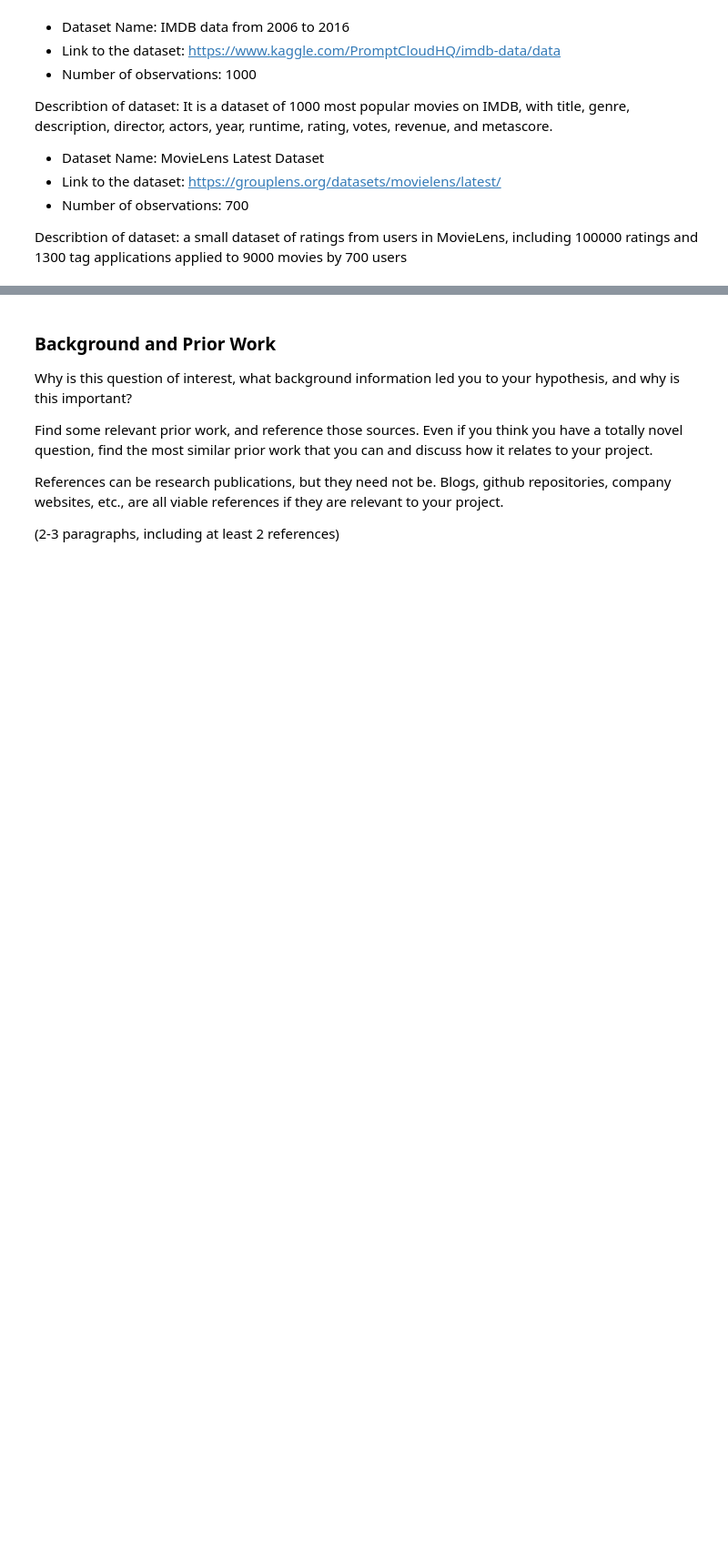
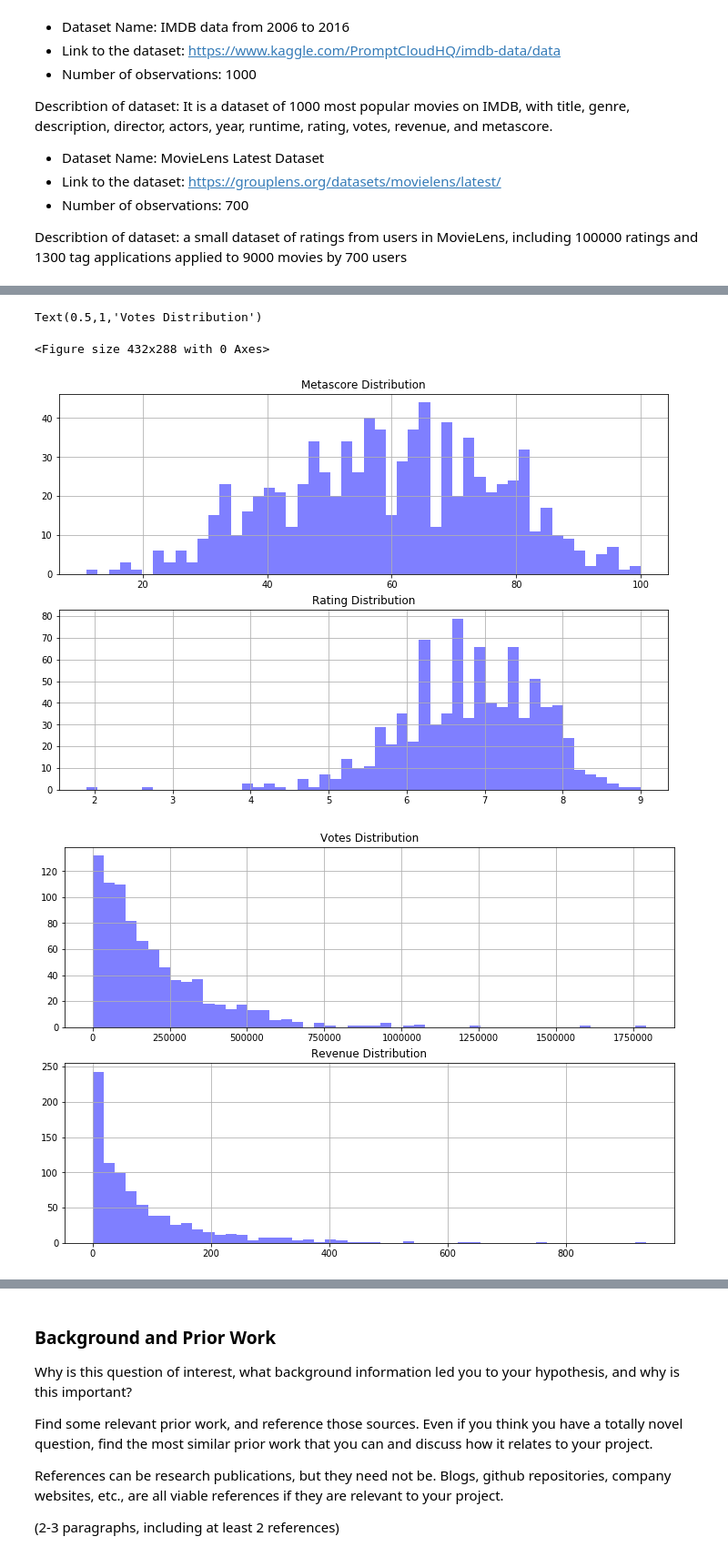
Before and after one commit to SplashCrBy/pr_06, a Jupyter notebook: Project.ipynb, the cells around one changed output, grey strips where cells are left out. Shown at 91% size. Cells and saved outputs as stored; diff of their text form; code cells hidden in the pictures; blank space fills up the shorter version.

```diff
--- a/Project.ipynb
+++ b/Project.ipynb
@@ -85,0 +195,22 @@ IMDBdata
+# %%
+plt.figure(1)
+plt.figure(figsize=(12,8))
+plt.subplot(211)
+IMDBdata.Metascore.hist(color='b', alpha=0.5, bins=50)
+plt.title("Metascore Distribution")
+plt.subplot(212)
+IMDBdata.Rating.hist(color='b', alpha=0.5, bins=50)
+plt.title("Rating Distribution")
+plt.figure(2)
+plt.figure(figsize=(12,8))
+plt.subplot(212)
+IMDBdata.Revenue.hist(color='b', alpha=0.5, bins=50)
+plt.title("Revenue Distribution")
+plt.subplot(211)
+IMDBdata.Votes.hist(color='b', alpha=0.5, bins=50)
+plt.title("Votes Distribution")
+# %% [output]
+Text(0.5,1,'Votes Distribution')
+<Figure size 432x288 with 0 Axes>
+[figure, added]
+[figure, added]
```
Also changed, not shown: parts of 12 cells of this notebook.
